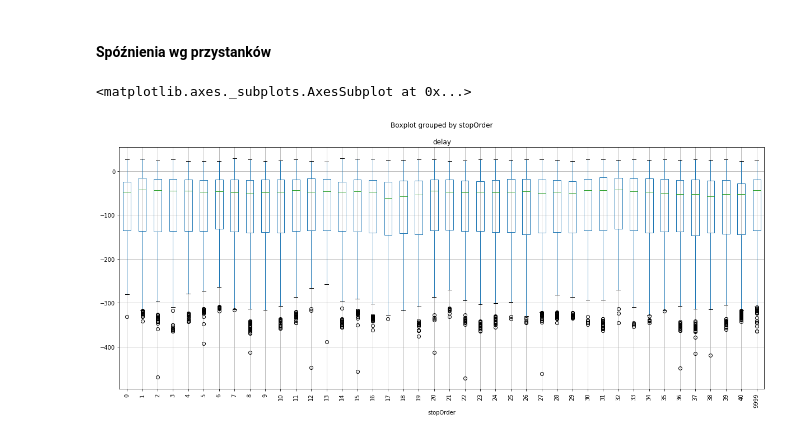
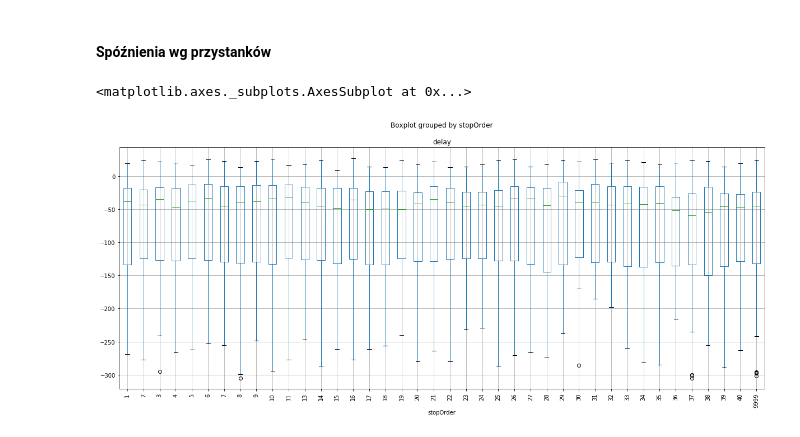
Before and after one commit to Valaraucoo/ids-data-analysis, a Jupyter notebook: ids-data-analysis.ipynb, the cells around one changed output. Saved outputs shown, nothing was run; the diff lists cells and outputs as text; code cells hidden in the pictures.

```diff
--- a/ids-data-analysis.ipynb
+++ b/ids-data-analysis.ipynb
@@ -234,8 +252,10 @@ plt.show()
 # %% [markdown]
 #### Spóźnienia wg przystanków
 # %%
-df_sort_by_stops_order.boxplot(by='stopOrder', column=['delay'], figsize=(20,8), rot="90")
+df_to_mydlniki = remove_outliers(df_to_mydlniki, ["delay"])
+
+df_to_mydlniki.boxplot(by='stopOrder', column=['delay'], figsize=(20,8), rot="90")
 # %% [output]
 <matplotlib.axes._subplots.AxesSubplot at 0x...>
-[figure, old version]
+[figure, new version]
 # %%
```
Also changed, not shown: parts of 18 cells of this notebook.
